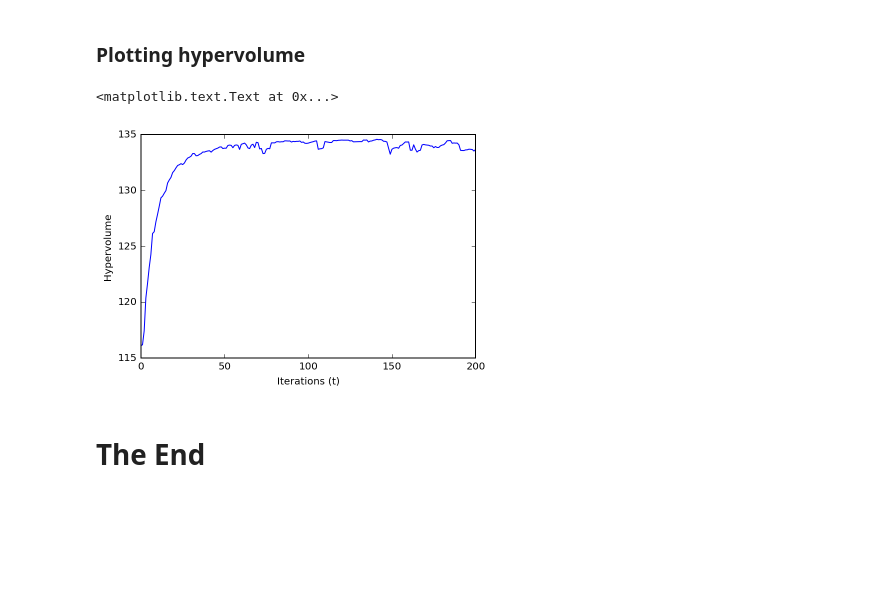
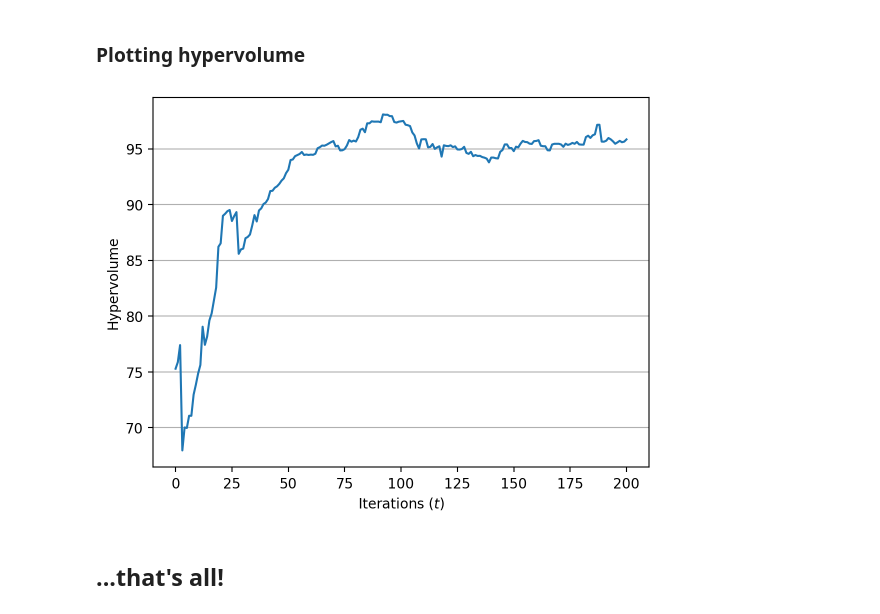
Before and after one commit to lmarti/nsgaiii, a Jupyter notebook: NSGA-III in Python.ipynb, the cells around one changed output. Saved outputs shown, nothing was run; the diff lists cells and outputs as text; code cells hidden in the pictures; blank space fills up the shorter version.

```diff
--- a/NSGA-III in Python.ipynb
+++ b/NSGA-III in Python.ipynb
@@ -310,7 +116,7 @@ toolbox = prepare_toolbox(lambda ind: benchmarks.dtlz2(ind, 3),
 
 Creating a population and evaluating it.
 # %%
-pop = toolbox.population(n=20)
+pop = toolbox.population(n=42)
 # %%
 for ind in pop:
     ind.fitness.values = toolbox.evaluate(ind)
@@ -432,4 +283,6 @@ stats.register('pop', copy.deepcopy)
 # %% [markdown]
 Running NSGA-III...
 # %%
-%time res, logbook = nsga_iii(toolbox, stats=stats)
+res, logbook = nsga_iii(
+    toolbox, stats=stats, verbose=False
+)  # set verbose=True if you want
@@ -439,17 +289,22 @@ Wall time: 8min 1s
 # %% [markdown]
 Resulting population.
 # %%
-fig = plt.figure(figsize=(7,7))
-ax = fig.add_subplot(111, projection='3d')
+fig = plt.figure(figsize=(7, 7))
+ax = fig.add_subplot(111, projection="3d")
 
 for ind in res:
-    ax.scatter(ind.fitness.values[0],
-               ind.fitness.values[1],
-               ind.fitness.values[2], c='purple', marker='o', color='mediumpurple')
+    ax.scatter(
+        ind.fitness.values[0],
+        ind.fitness.values[1],
+        ind.fitness.values[2],
+        edgecolors="purple",
+        marker="o",
+        facecolors="mediumpurple",
+    )
 
-ax.set_xlabel('$f_1()$', fontsize=15)
-ax.set_ylabel('$f_2()$', fontsize=15)
-ax.set_zlabel('$f_3()$', fontsize=15)
+ax.set_xlabel("$f_1()$", fontsize=11)
+ax.set_ylabel("$f_2()$", fontsize=11)
+ax.set_zlabel("$f_3()$", fontsize=11)
 ax.view_init(elev=11, azim=-21)
-plt.autoscale(tight=True)
+ax.set_box_aspect(aspect=None, zoom=0.92)
 # %% [output]
@@ -463,6 +316,8 @@ from deap.tools._hypervolume import hv
 # %%
 def hypervolume(individuals, ref=None):
-    front = tools.sortLogNondominated(individuals, len(individuals), first_front_only=True)
+    front = tools.sortLogNondominated(
+        individuals, len(individuals), first_front_only=True
+    )
     wobjs = np.array([ind.fitness.wvalues for ind in front]) * -1
     if ref is None:
         ref = np.max(wobjs, axis=0) + 1
@@ -475,10 +330,8 @@ ref = np.max([np.max(wobjs, axis=0) for wobjs in pops_obj], axis=0) + 1
 hypervols = [hypervolume(pop, ref) for pop in pops]
 # %%
 plt.plot(hypervols)
-plt.xlabel('Iterations (t)')
-plt.ylabel('Hypervolume')
+plt.xlabel("Iterations ($t$)")
+plt.ylabel("Hypervolume")
+plt.grid(axis="y")
 # %% [output]
-<matplotlib.text.Text at 0x...>
-[figure, old version]
+[figure, new version]
-# %% [markdown]
-# The End
@@ -523,0 +338,2 @@ div.text_cell_render{
+# %% [markdown]
+## ...that's all!
```
Also changed, not shown: parts of 36 cells of this notebook, 3 other files.
